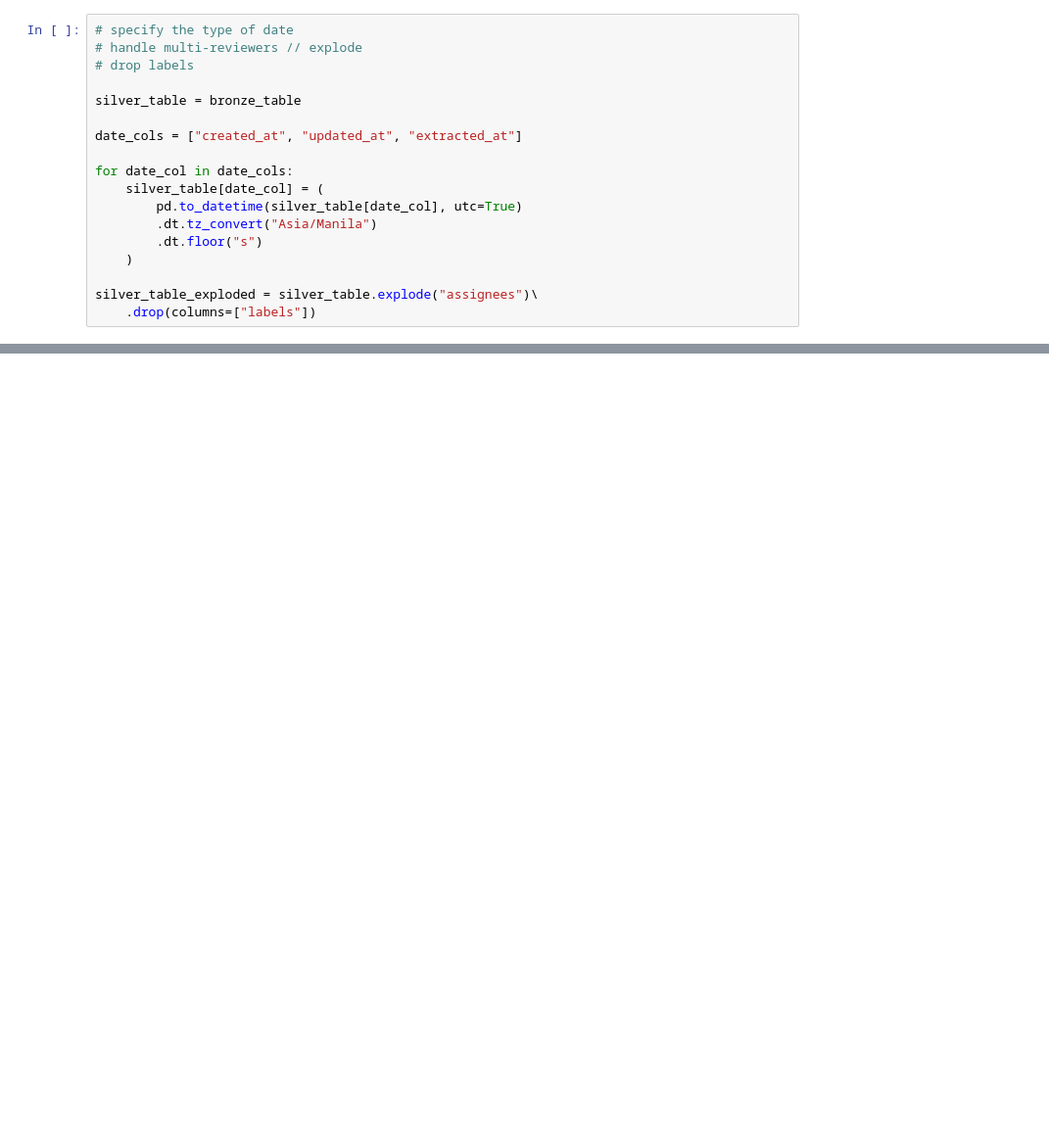
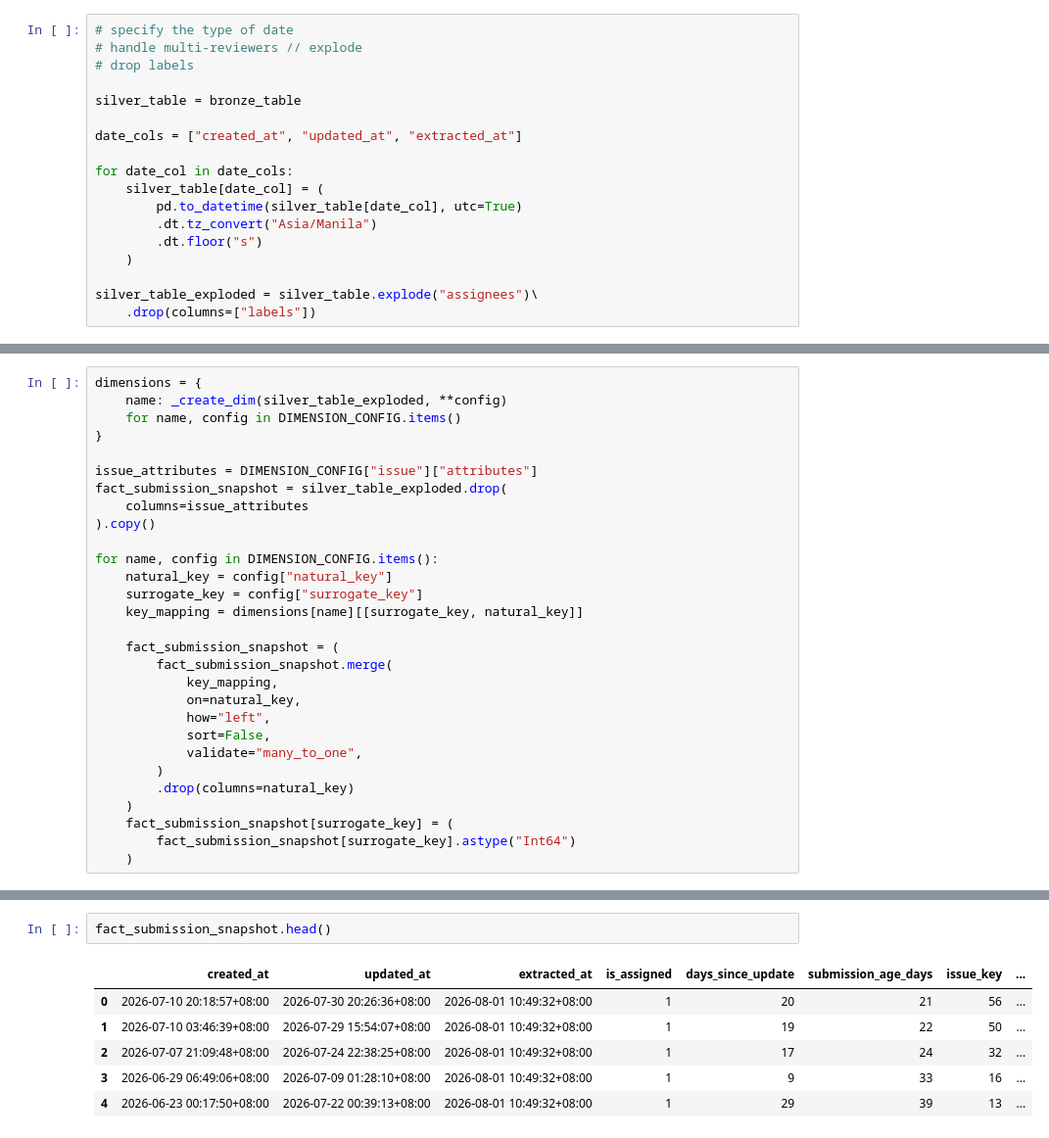
Before and after one commit to kimodri/dep-submission-pipeline, a Jupyter notebook: notebooks/exploration.ipynb, the cells around one changed output, grey strips where cells are left out. Shown at 98% size. Drawn from its saved outputs; the diff is of its cells as text; blank space fills up the shorter version.

```diff
--- a/notebooks/exploration.ipynb
+++ b/notebooks/exploration.ipynb
@@ -226,0 +265,29 @@ silver_table_exploded.head()
+# %%
+dimensions = {
+    name: _create_dim(silver_table_exploded, **config)
+    for name, config in DIMENSION_CONFIG.items()
+}
+
+issue_attributes = DIMENSION_CONFIG["issue"]["attributes"]
+fact_submission_snapshot = silver_table_exploded.drop(
+    columns=issue_attributes
+).copy()
+
+for name, config in DIMENSION_CONFIG.items():
+    natural_key = config["natural_key"]
+    surrogate_key = config["surrogate_key"]
+    key_mapping = dimensions[name][[surrogate_key, natural_key]]
+
+    fact_submission_snapshot = (
+        fact_submission_snapshot.merge(
+            key_mapping,
+            on=natural_key,
+            how="left",
+            sort=False,
+            validate="many_to_one",
+        )
+        .drop(columns=natural_key)
+    )
+    fact_submission_snapshot[surrogate_key] = (
+        fact_submission_snapshot[surrogate_key].astype("Int64")
+    )
@@ -226,0 +334,9 @@ silver_table_exploded.head()
+# %%
+fact_submission_snapshot.head()
+# %% [output]
+|  | created_at | updated_at | extracted_at | is_assigned | days_since_update | submission_age_days | issue_key | ... |
+| 0 | 2026-07-10 20:18:57+08:00 | 2026-07-30 20:26:36+08:00 | 2026-08-01 10:49:32+08:00 | 1 | 20 | 21 | 56 | ... |
+| 1 | 2026-07-10 03:46:39+08:00 | 2026-07-29 15:54:07+08:00 | 2026-08-01 10:49:32+08:00 | 1 | 19 | 22 | 50 | ... |
+| 2 | 2026-07-07 21:09:48+08:00 | 2026-07-24 22:38:25+08:00 | 2026-08-01 10:49:32+08:00 | 1 | 17 | 24 | 32 | ... |
+| 3 | 2026-06-29 06:49:06+08:00 | 2026-07-09 01:28:10+08:00 | 2026-08-01 10:49:32+08:00 | 1 | 9 | 33 | 16 | ... |
+| 4 | 2026-06-23 00:17:50+08:00 | 2026-07-22 00:39:13+08:00 | 2026-08-01 10:49:32+08:00 | 1 | 29 | 39 | 13 | ... |
```
Also changed, not shown: parts of 19 cells of this notebook, 17 other files.
